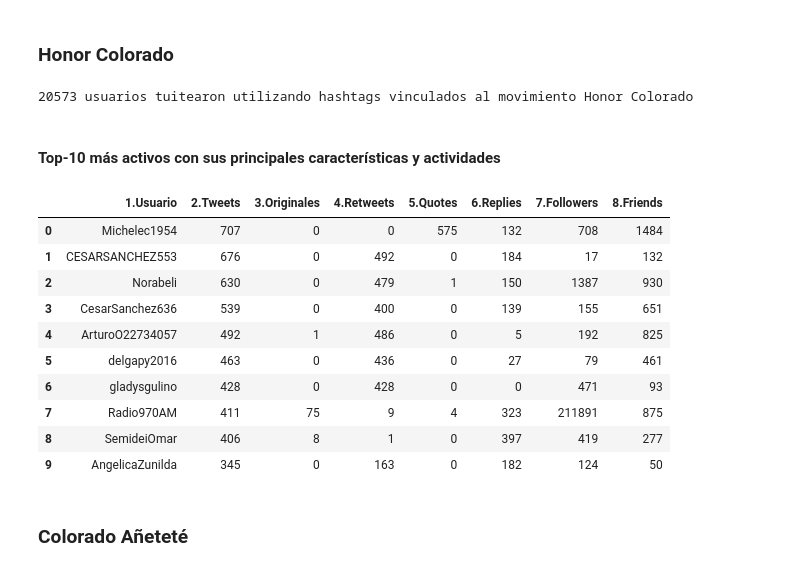
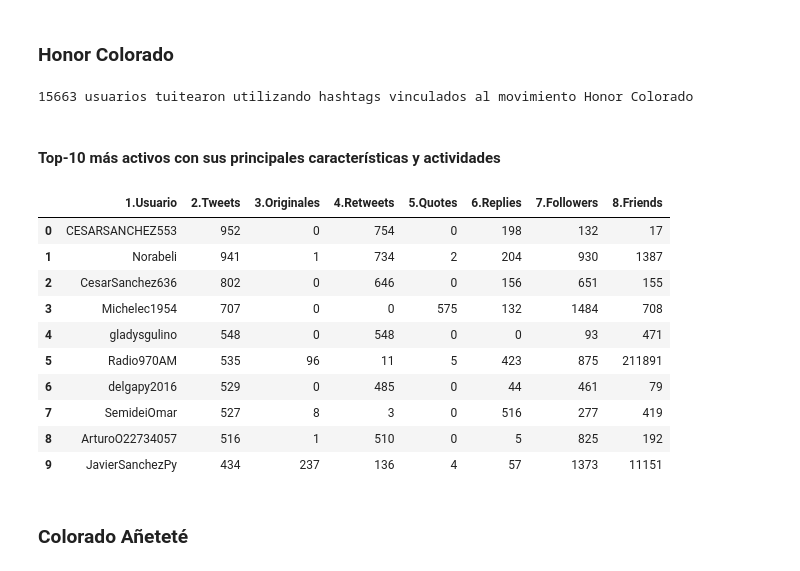
Before and after one commit to ParticipaPY/politic-bots, a Jupyter notebook: reports/bots_politicos_internas_anr_2017.ipynb, the cells around one changed output. Saved outputs shown, nothing was run; the diff lists cells and outputs as text; code cells hidden in the pictures.

```diff
--- a/reports/bots_politicos_internas_anr_2017.ipynb
+++ b/reports/bots_politicos_internas_anr_2017.ipynb
@@ -55 +53,5 @@ unique_tw_authors = db.get_unique_users(**{'partido':'anr'})
+# %%
+dbu = DBManager('users')
+#unique_tw_authors = db.get_unique_users(**{'partido':'anr'})
+unique_tw_authors = dbu.search({'party': 'anr'})
 # %%
@@ -269,39 +271,39 @@ Análisis de la cantidad de perfiles que publicaron tweets conteniendo los hasht
 # %% [markdown]
 ### Honor Colorado
 # %%
-additional_args = {'include_candidate':False, 'candidate_handler':'SantiPenap', 'movimiento':'honor colorado',
-                   'partido':'anr'}
-unique_users_hc = db.get_unique_users(**additional_args)
-print('{0} usuarios tuitearon utilizando hashtags vinculados al movimiento Honor Colorado'.format(len(unique_users_hc)))
+search_args = {'movement':'honor colorado', 'party':'anr'}
+unique_users_hc = dbu.search(search_args, only_relevant_tws=False)
+print('{0} usuarios tuitearon utilizando hashtags vinculados al movimiento Honor Colorado'.format(unique_users_hc.count()))
 # %% [output]
-20573 usuarios tuitearon utilizando hashtags vinculados al movimiento Honor Colorado
+15663 usuarios tuitearon utilizando hashtags vinculados al movimiento Honor Colorado
 # %% [markdown]
 #### Top-10 más activos con sus principales características y actividades
 # %%
+users = dbu.get_users_and_activity(**{'partido': 'anr', 'movimiento': 'honor colorado'})
 top10_tuiteros_hc = []
 for i in range(10):
-    tuitero_hc = {'1.Usuario': unique_users_hc[i]['screen_name'],
-                  '2.Tweets': unique_users_hc[i]['tweets_count'],
-                  '3.Originales': unique_users_hc[i]['original_count'],
-                  '4.Retweets': unique_users_hc[i]['retweets_count'],
-                  '5.Quotes': unique_users_hc[i]['quotes_count'],
-                  '6.Replies': unique_users_hc[i]['replies_count'],
-                  '7.Followers': unique_users_hc[i]['followers'],
-                  '8.Friends': unique_users_hc[i]['friends']}
+    tuitero_hc = {'1.Usuario': users[i]['screen_name'],
+                  '2.Tweets': users[i]['tweets'],
+                  '3.Originales': users[i]['original_tweets'],
+                  '4.Retweets': users[i]['rts'],
+                  '5.Quotes': users[i]['qts'],
+                  '6.Replies': users[i]['rps'],
+                  '7.Followers': users[i]['friends'],
+                  '8.Friends': users[i]['followers']}
     top10_tuiteros_hc.append(tuitero_hc)
 pd.DataFrame(top10_tuiteros_hc)
 # %% [output]
 |  | 1.Usuario | 2.Tweets | 3.Originales | 4.Retweets | 5.Quotes | 6.Replies | 7.Followers | 8.Friends |
-| 0 | Michelec1954 | 707 | 0 | 0 | 575 | 132 | 708 | 1484 |
-| 1 | CESARSANCHEZ553 | 676 | 0 | 492 | 0 | 184 | 17 | 132 |
-| 2 | Norabeli | 630 | 0 | 479 | 1 | 150 | 1387 | 930 |
-| 3 | CesarSanchez636 | 539 | 0 | 400 | 0 | 139 | 155 | 651 |
-| 4 | ArturoO22734057 | 492 | 1 | 486 | 0 | 5 | 192 | 825 |
-| 5 | delgapy2016 | 463 | 0 | 436 | 0 | 27 | 79 | 461 |
-| 6 | gladysgulino | 428 | 0 | 428 | 0 | 0 | 471 | 93 |
-| 7 | Radio970AM | 411 | 75 | 9 | 4 | 323 | 211891 | 875 |
-| 8 | SemideiOmar | 406 | 8 | 1 | 0 | 397 | 419 | 277 |
-| 9 | AngelicaZunilda | 345 | 0 | 163 | 0 | 182 | 124 | 50 |
+| 0 | CESARSANCHEZ553 | 952 | 0 | 754 | 0 | 198 | 132 | 17 |
+| 1 | Norabeli | 941 | 1 | 734 | 2 | 204 | 930 | 1387 |
+| 2 | CesarSanchez636 | 802 | 0 | 646 | 0 | 156 | 651 | 155 |
+| 3 | Michelec1954 | 707 | 0 | 0 | 575 | 132 | 1484 | 708 |
+| 4 | gladysgulino | 548 | 0 | 548 | 0 | 0 | 93 | 471 |
+| 5 | Radio970AM | 535 | 96 | 11 | 5 | 423 | 875 | 211891 |
+| 6 | delgapy2016 | 529 | 0 | 485 | 0 | 44 | 461 | 79 |
+| 7 | SemideiOmar | 527 | 8 | 3 | 0 | 516 | 277 | 419 |
+| 8 | ArturoO22734057 | 516 | 1 | 510 | 0 | 5 | 825 | 192 |
+| 9 | JavierSanchezPy | 434 | 237 | 136 | 4 | 57 | 1373 | 11151 |
 # %% [markdown]
 ### Colorado Añeteté
 # %%
```
Also changed, not shown: parts of 7 cells of this notebook.
